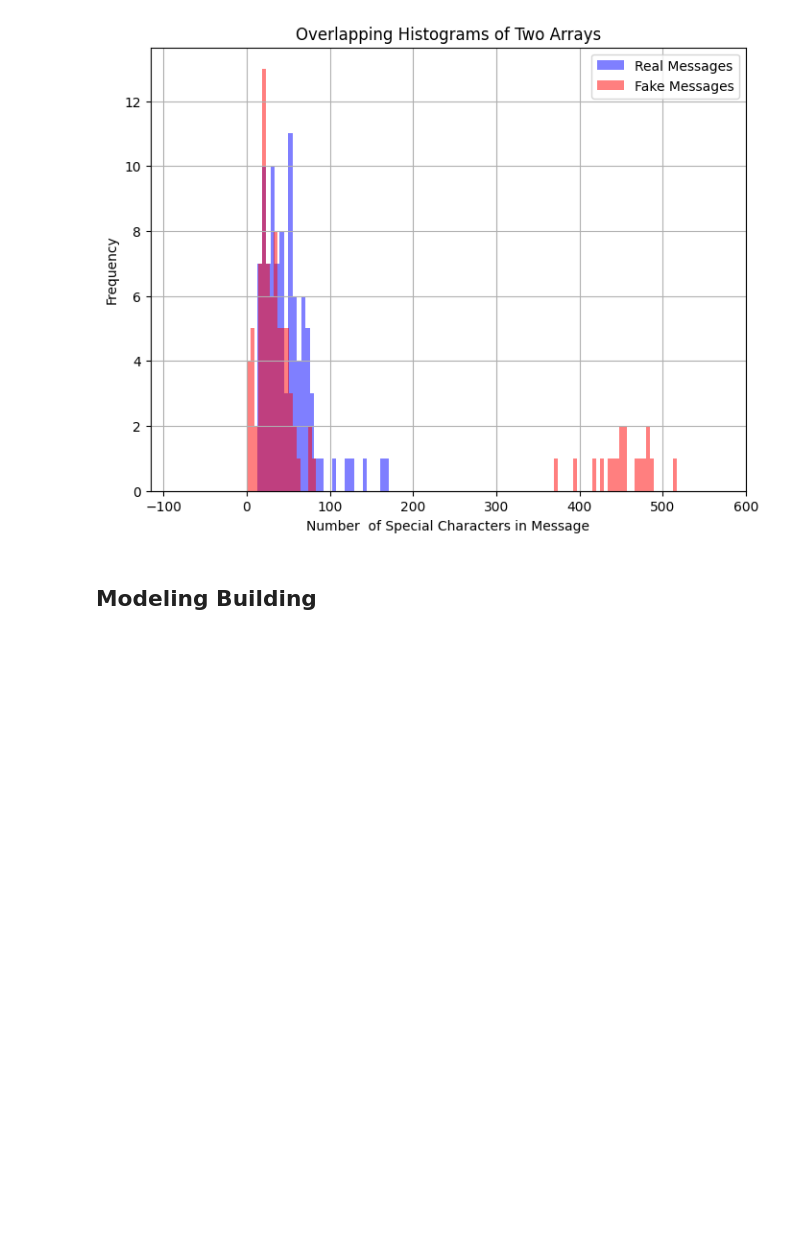
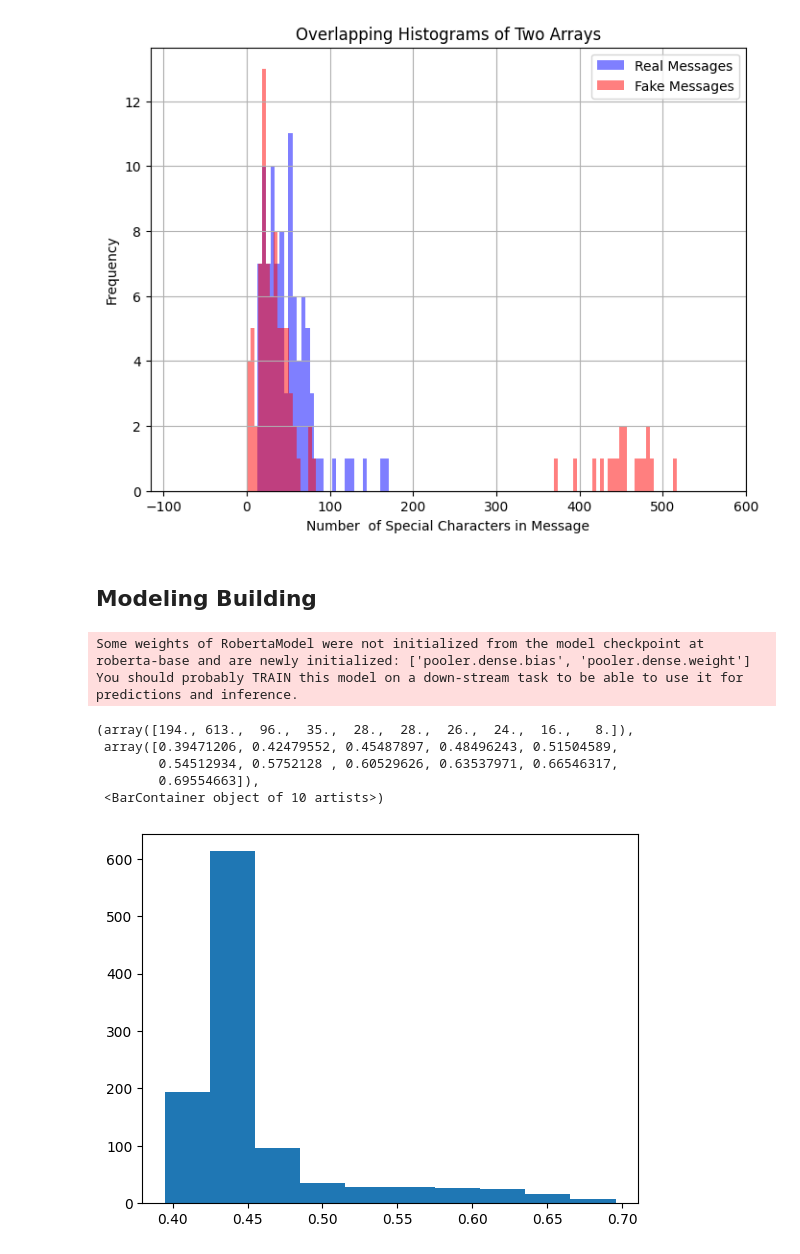
Before and after one commit to shaeantoine/real_or_fake, a Jupyter notebook: main.ipynb, the cells around one changed output. Saved outputs shown, nothing was run; the diff lists cells and outputs as text; code cells hidden in the pictures; blank space fills up the shorter version.

Commit message:
Observe probability distribution for classification of Siamese network

```diff
--- a/main.ipynb
+++ b/main.ipynb
@@ -171,3 +171,68 @@ plt.show()
 [figure]
 # %% [markdown]
 ## Modeling Building
+# %%
+import torch
+import pandas as pd
+from transformers import AutoTokenizer
+from matplotlib.pyplot import hist
+
+# Internal classes
+from siamesenetwork import SiameseNetwork
+
+# Load Test Data
+test_file = "data/test_df.csv"
+test_df = pd.read_csv(test_file)
+
+# Load Model
+model = SiameseNetwork()
+device = "cuda" if torch.cuda.is_available() else "cpu"
+model_path = "models/siamese_network.pt"
+model.load_state_dict(torch.load(model_path, map_location=torch.device(device)))
+model.to(device)
+model.eval()
+
+# Initialize Model/ Architecture
+model_name = "roberta-base"
+tokenizer = AutoTokenizer.from_pretrained(model_name)
+
+prob_data = []
+
+# Evaluation Loop
+predictions = []
+with torch.no_grad():
+    for idx, row in test_df.iterrows():
+        text1 = str(row["file_1"])
+        text2 = str(row["file_2"])
+        enc1 = tokenizer(text1, return_tensors="pt", truncation=True, padding='max_length', max_length=512)
+        enc2 = tokenizer(text2, return_tensors="pt", truncation=True, padding='max_length', max_length=512)
+
+        # Properly squeeze inputs for batch size 1
+        input_ids_1 = enc1['input_ids'].squeeze(0).to(device)
+        attention_mask_1 = enc1['attention_mask'].squeeze(0).to(device)
+        input_ids_2 = enc2['input_ids'].squeeze(0).to(device)
+        attention_mask_2 = enc2['attention_mask'].squeeze(0).to(device)
+
+        logits = model(
+            input_ids_1.unsqueeze(0),
+            attention_mask_1.unsqueeze(0),
+            input_ids_2.unsqueeze(0),
+            attention_mask_2.unsqueeze(0)
+        )
+
+        prob = torch.sigmoid(logits).item()
+        prob_data.append(prob)
+        prediction = "2" if prob > 0.5 else "1"
+        predictions.append({"id": idx, "real_text_id": prediction})
+
+# Plotting probabilties distribution
+hist(prob_data)
+# %% [output]
+Some weights of RobertaModel were not initialized from the model checkpoint at roberta-base and are newly initialized: ['pooler.dense.bias', 'pooler.dense.weight']
+You should probably TRAIN this model on a down-stream task to be able to use it for predictions and inference.
+(array([194., 613.,  96.,  35.,  28.,  28.,  26.,  24.,  16.,   8.]),
+ array([0.39471206, 0.42479552, 0.45487897, 0.48496243, 0.51504589,
+        0.54512934, 0.5752128 , 0.60529626, 0.63537971, 0.66546317,
+        0.69554663]),
+ <BarContainer object of 10 artists>)
+[figure, added]
```
